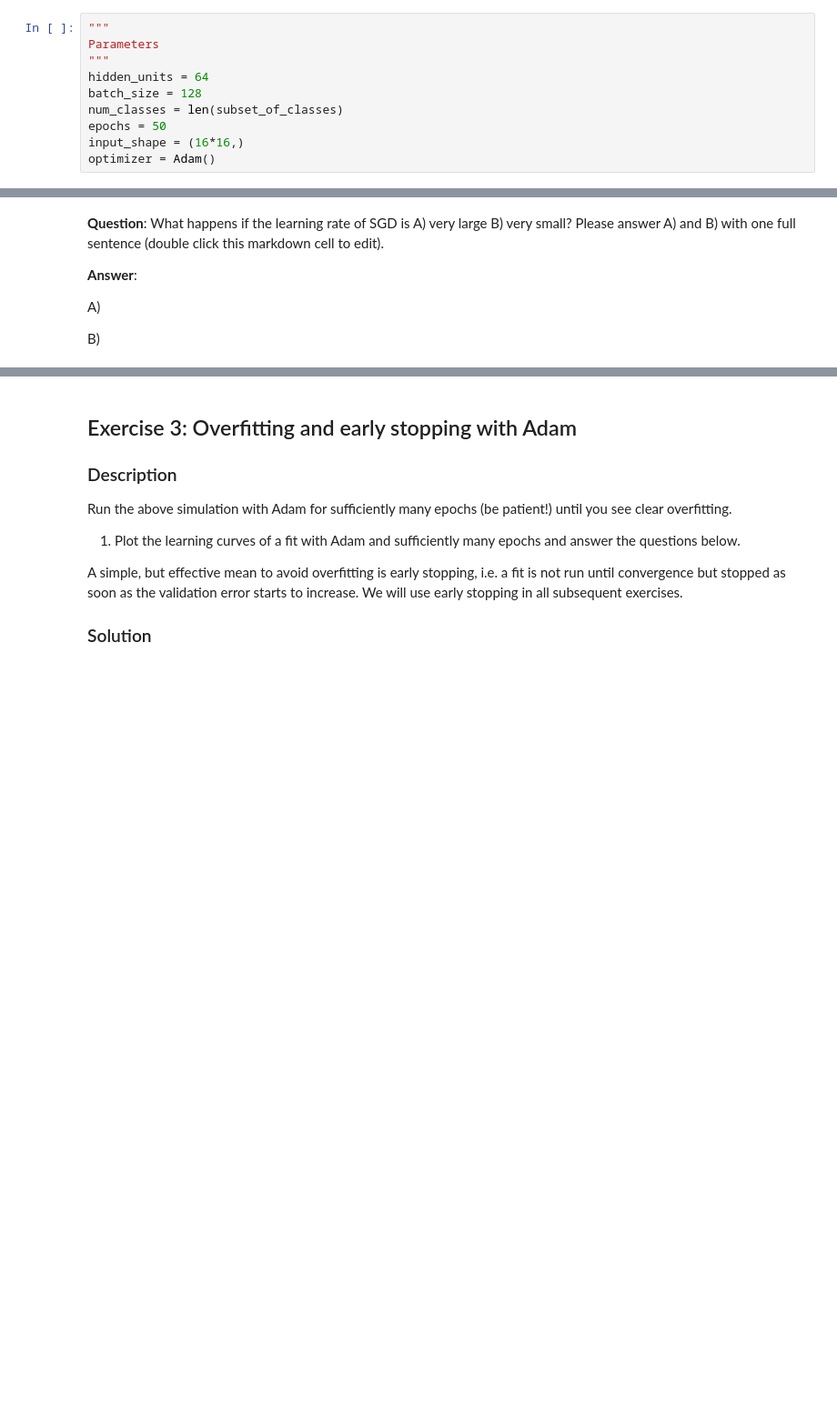
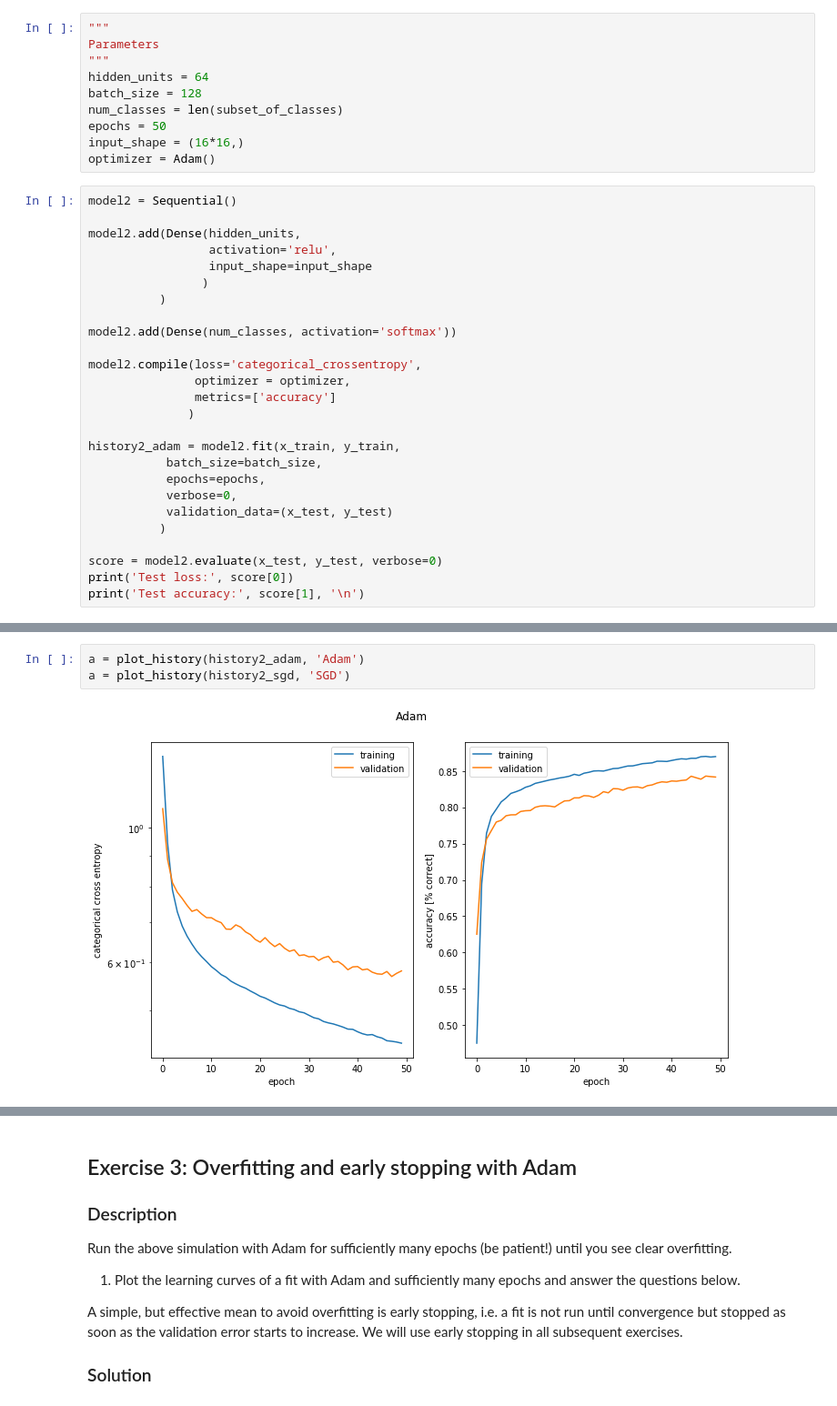
Before and after one commit to SSappy/ANN-Project-1, a Jupyter notebook: miniproject1.ipynb, the cells around one changed output, grey strips where cells are left out. Shown at 91% size. Drawn from its saved outputs; the diff is of its cells as text; blank space fills up the shorter version.

```diff
--- a/miniproject1.ipynb
+++ b/miniproject1.ipynb
@@ -477,3 +481,29 @@ num_classes = len(subset_of_classes)
 epochs = 50
 input_shape = (16*16,)
 optimizer = Adam()
+# %%
+model2 = Sequential()
+
+model2.add(Dense(hidden_units,
+                 activation='relu',
+                 input_shape=input_shape
+                )
+          )
+
+model2.add(Dense(num_classes, activation='softmax'))
+
+model2.compile(loss='categorical_crossentropy',
+               optimizer = optimizer,
+               metrics=['accuracy']
+              )
+
+history2_adam = model2.fit(x_train, y_train,
+           batch_size=batch_size,
+           epochs=epochs,
+           verbose=0,
+           validation_data=(x_test, y_test)
+          )
+
+score = model2.evaluate(x_test, y_test, verbose=0)
+print('Test loss:', score[0])
+print('Test accuracy:', score[1], '\n')
@@ -533,8 +537,5 @@ Test accuracy: 0.88760299391
-# %% [markdown]
-**Question**: What happens if the learning rate of SGD is A) very large B) very small? Please answer A) and B) with one full sentence (double click this markdown cell to edit).
-
-**Answer**:
-
-A)
-
-B)
+# %%
+a = plot_history(history2_adam, 'Adam')
+a = plot_history(history2_sgd, 'SGD')
+# %% [output]
+[figure, added]
```
Also changed, not shown: parts of 20 cells of this notebook.
